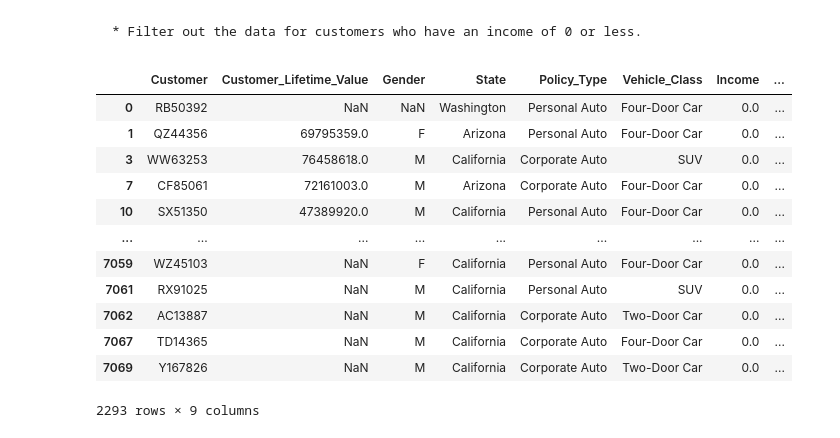
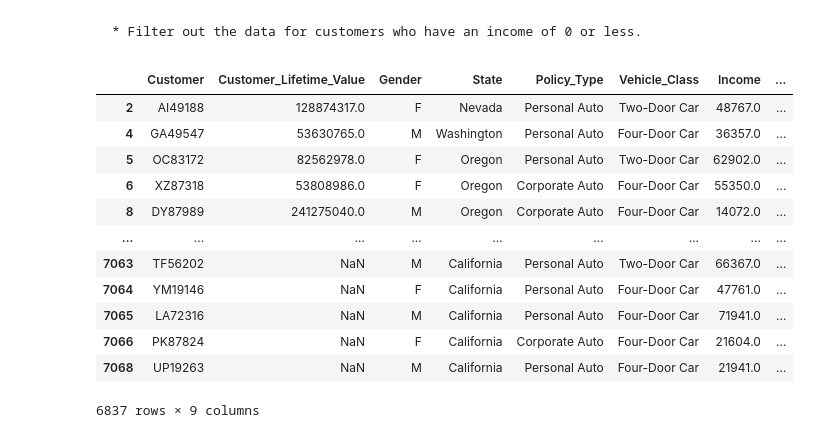
Before and after one commit to LeonardoOlmos/lab-customer-analysis-round-1, a Jupyter notebook: customer-analysis-round-1.ipynb, the cells around one changed output. Drawn from its saved outputs; the diff is of its cells as text; code cells hidden in the pictures.

Commit message:
[UPDATE] Income filter

```diff
--- a/customer-analysis-round-1.ipynb
+++ b/customer-analysis-round-1.ipynb
@@ -249,18 +249,18 @@ df.shape
 # %% [markdown]
     * Filter out the data for customers who have an income of 0 or less.
 # %%
-df[df['Income'] <= 0]
+df[df['Income'] > 0]
 # %% [output]
 |  | Customer | Customer_Lifetime_Value | Gender | State | Policy_Type | Vehicle_Class | Income | ... |
-| 0 | RB50392 | NaN | NaN | Washington | Personal Auto | Four-Door Car | 0.0 | ... |
-| 1 | QZ44356 | 69795359.0 | F | Arizona | Personal Auto | Four-Door Car | 0.0 | ... |
-| 3 | WW63253 | 76458618.0 | M | California | Corporate Auto | SUV | 0.0 | ... |
-| 7 | CF85061 | 72161003.0 | M | Arizona | Corporate Auto | Four-Door Car | 0.0 | ... |
-| 10 | SX51350 | 47389920.0 | M | California | Personal Auto | Four-Door Car | 0.0 | ... |
+| 2 | AI49188 | 128874317.0 | F | Nevada | Personal Auto | Two-Door Car | 48767.0 | ... |
+| 4 | GA49547 | 53630765.0 | M | Washington | Personal Auto | Four-Door Car | 36357.0 | ... |
+| 5 | OC83172 | 82562978.0 | F | Oregon | Personal Auto | Two-Door Car | 62902.0 | ... |
+| 6 | XZ87318 | 53808986.0 | F | Oregon | Corporate Auto | Four-Door Car | 55350.0 | ... |
+| 8 | DY87989 | 241275040.0 | M | Oregon | Corporate Auto | Four-Door Car | 14072.0 | ... |
 | ... | ... | ... | ... | ... | ... | ... | ... | ... |
-| 7059 | WZ45103 | NaN | F | California | Personal Auto | Four-Door Car | 0.0 | ... |
-| 7061 | RX91025 | NaN | M | California | Personal Auto | SUV | 0.0 | ... |
-| 7062 | AC13887 | NaN | M | California | Corporate Auto | Two-Door Car | 0.0 | ... |
-| 7067 | TD14365 | NaN | M | California | Corporate Auto | Four-Door Car | 0.0 | ... |
-| 7069 | Y167826 | NaN | M | California | Corporate Auto | Two-Door Car | 0.0 | ... |
+| 7063 | TF56202 | NaN | M | California | Personal Auto | Two-Door Car | 66367.0 | ... |
+| 7064 | YM19146 | NaN | F | California | Personal Auto | Four-Door Car | 47761.0 | ... |
+| 7065 | LA72316 | NaN | M | California | Personal Auto | Four-Door Car | 71941.0 | ... |
+| 7066 | PK87824 | NaN | F | California | Corporate Auto | Four-Door Car | 21604.0 | ... |
+| 7068 | UP19263 | NaN | M | California | Personal Auto | Four-Door Car | 21941.0 | ... |
-2293 rows × 9 columns
+6837 rows × 9 columns
```
